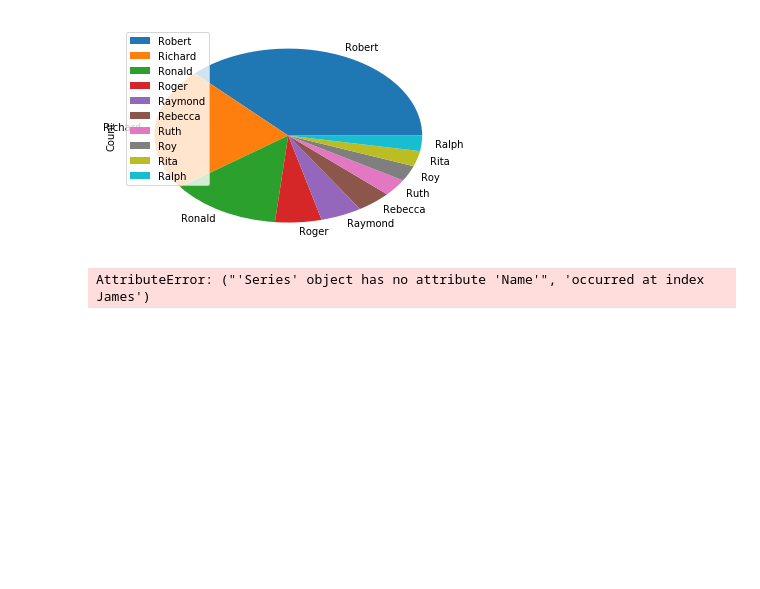
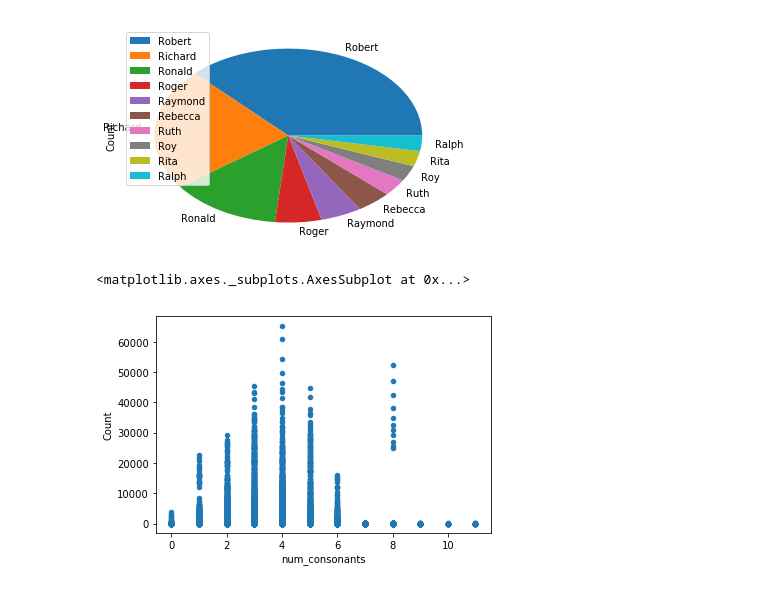
Before and after one commit to sdudakov/hw18_lecrure4.2, a Jupyter notebook: notebook_hw18.ipynb, the cells around one changed output. Drawn from its saved outputs; the diff is of its cells as text; code cells hidden in the pictures; blank space fills up the shorter version.

```diff
--- a/notebook_hw18.ipynb
+++ b/notebook_hw18.ipynb
@@ -78,27 +78,15 @@ names_by_year = names_by_year[names_by_year.Name.str.startswith('R')]
 # %%
 #Задача № 4
 import pandas as pd
 import matplotlib.pyplot as plt
 %matplotlib inline
 PATH = '/home/sdudakov/hw17_lecture4.1/data/'
-cols = ['Name', 'Gender', 'Count']
-year = 1899
-names_by_year = {}
-while year != 2000:
-    year += 1
-    names_by_year[year] = pd.read_csv(PATH + 'yob{}.txt'.format(year), names = cols)
 
-names_all = pd.concat(names_by_year, names = ['Year', 'Pos'])
-names_all = names_all.groupby('Name').sum().sort_values(by='Count', ascending=False)
+df= pd.concat((pd.read_csv(PATH+'yob'+str(year)+'.txt', names=['Name','Gender','Count']) for year in range(1990, 2001)))
+consonants = 'bcdfghjlmnpqrstvwx'
+df['num_consonants'] = df.apply(lambda row: len([char for char in row.Name if char.lower() in consonants]), axis=1)
 
-def num_consonants(name):
-    vowels_set = set('aeiouy')
-    name_set = set(name.lower())
-    return len(name_set.difference(vowels_set))
-
-#вот тут не получилось :(
-names_all['Num_consonants'] = names_all.apply(lambda row: num_consonants(row.Name), axis=1)
-
-names_all.plot.scatter(x='Num_consonants', y='Count')
+df.plot.scatter(x='num_consonants', y='Count')
 # %% [output]
-AttributeError: ("'Series' object has no attribute 'Name'", 'occurred at index James')
+<matplotlib.axes._subplots.AxesSubplot at 0x...>
+[figure, added]
```
